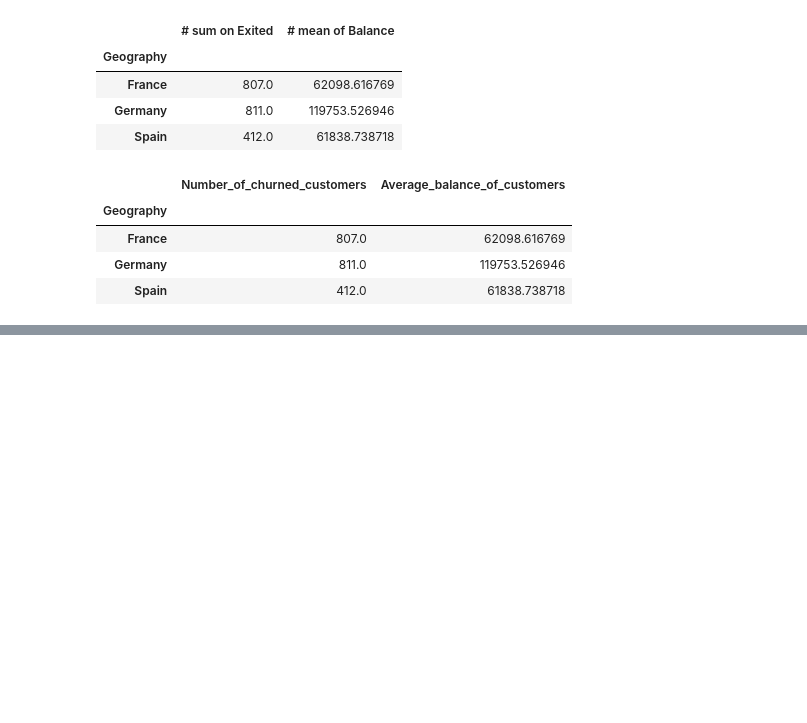
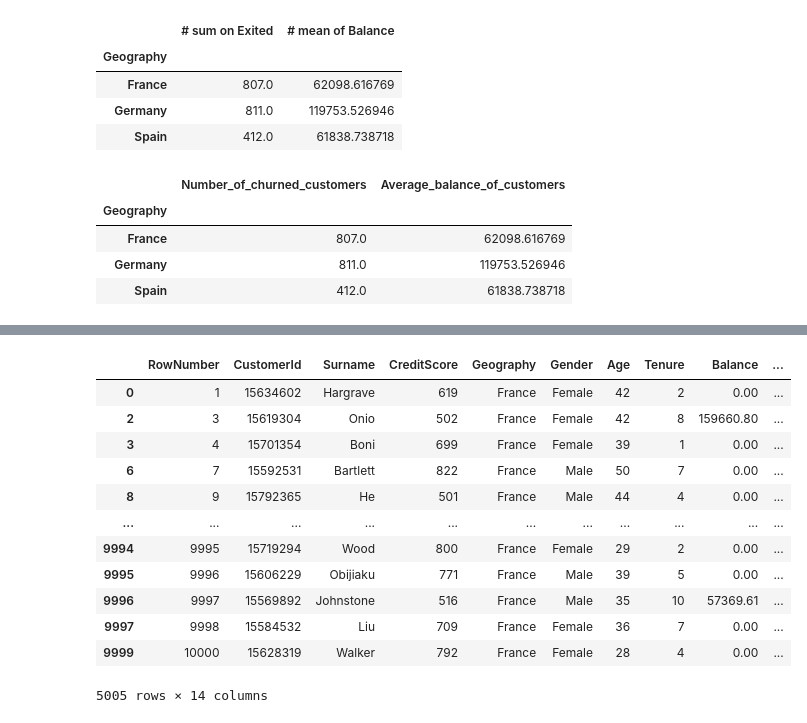
Before and after one commit to nevesgil/review_pd, a Jupyter notebook: exintro.ipynb, the cells around one changed output, grey strips where cells are left out. Cells and saved outputs as stored; diff of their text form; code cells hidden in the pictures; blank space fills up the shorter version.

```diff
--- a/exintro.ipynb
+++ b/exintro.ipynb
@@ -303,3 +303,9 @@ df_summary2
 | France | 807.0 | 62098.616769 |
 | Germany | 811.0 | 119753.526946 |
 | Spain | 412.0 | 61838.738718 |
+# %%
+# The where function
+
+# used for replacing vals based on a condition
+
+df['Balance'] = df['Balance'].where(df['Tenure'] >= 8, 0)
@@ -305,0 +333,6 @@ df_summary2
+# %%
+# memory can be saved using the data type 'category'
+
+df['Geography'] = df['Geography'].astype('category')
+
+df.memory_usage()
@@ -305,0 +372,18 @@ df_summary2
+# %%
+#  Filtering based on strings
+
+df[df.Geography.str.startswith('Fr')]
+# %% [output]
+|  | RowNumber | CustomerId | Surname | CreditScore | Geography | Gender | Age | Tenure | Balance | ... |
+| 0 | 1 | 15634602 | Hargrave | 619 | France | Female | 42 | 2 | 0.00 | ... |
+| 2 | 3 | 15619304 | Onio | 502 | France | Female | 42 | 8 | 159660.80 | ... |
+| 3 | 4 | 15701354 | Boni | 699 | France | Female | 39 | 1 | 0.00 | ... |
+| 6 | 7 | 15592531 | Bartlett | 822 | France | Male | 50 | 7 | 0.00 | ... |
+| 8 | 9 | 15792365 | He | 501 | France | Male | 44 | 4 | 0.00 | ... |
+| ... | ... | ... | ... | ... | ... | ... | ... | ... | ... | ... |
+| 9994 | 9995 | 15719294 | Wood | 800 | France | Female | 29 | 2 | 0.00 | ... |
+| 9995 | 9996 | 15606229 | Obijiaku | 771 | France | Male | 39 | 5 | 0.00 | ... |
+| 9996 | 9997 | 15569892 | Johnstone | 516 | France | Male | 35 | 10 | 57369.61 | ... |
+| 9997 | 9998 | 15584532 | Liu | 709 | France | Female | 36 | 7 | 0.00 | ... |
+| 9999 | 10000 | 15628319 | Walker | 792 | France | Female | 28 | 4 | 0.00 | ... |
+5005 rows × 14 columns
```
Also changed, not shown: parts of 4 cells of this notebook.
